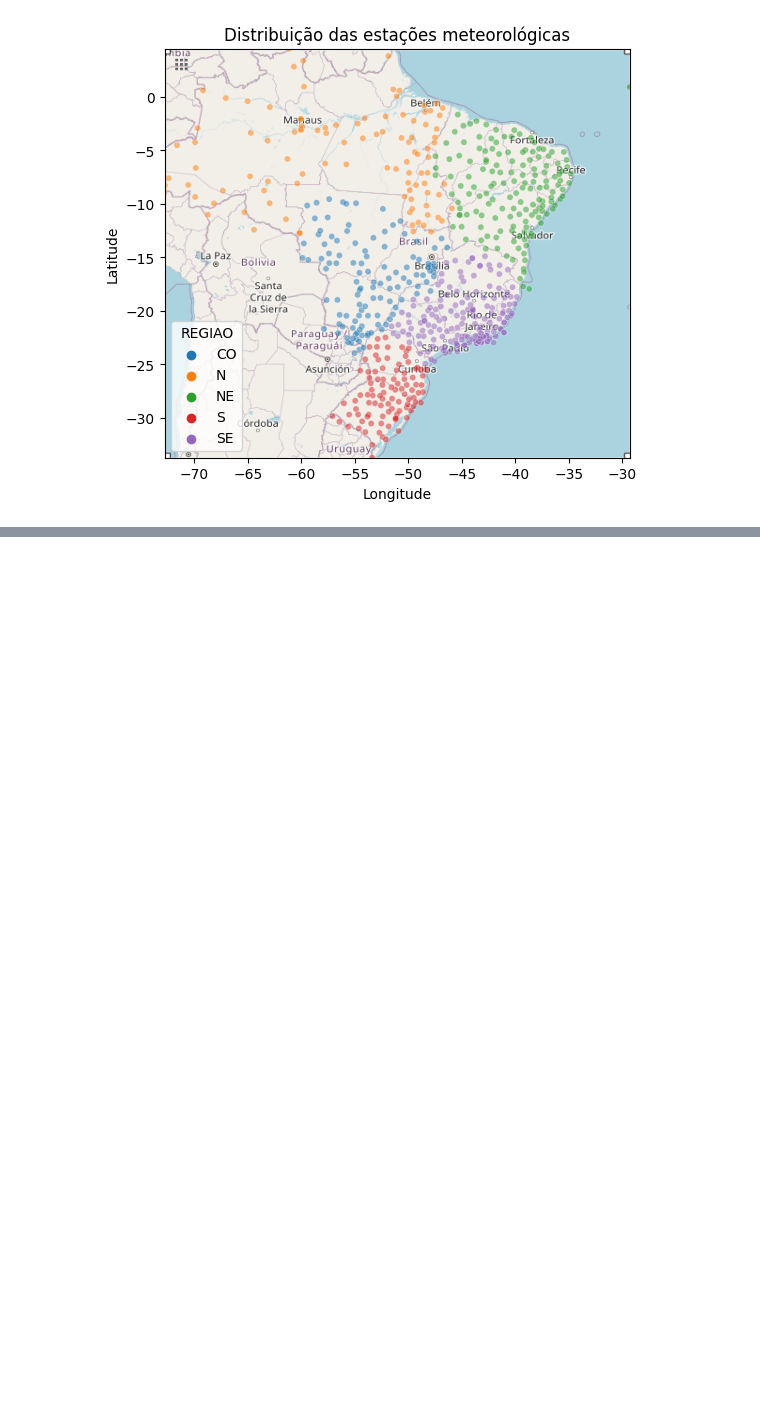
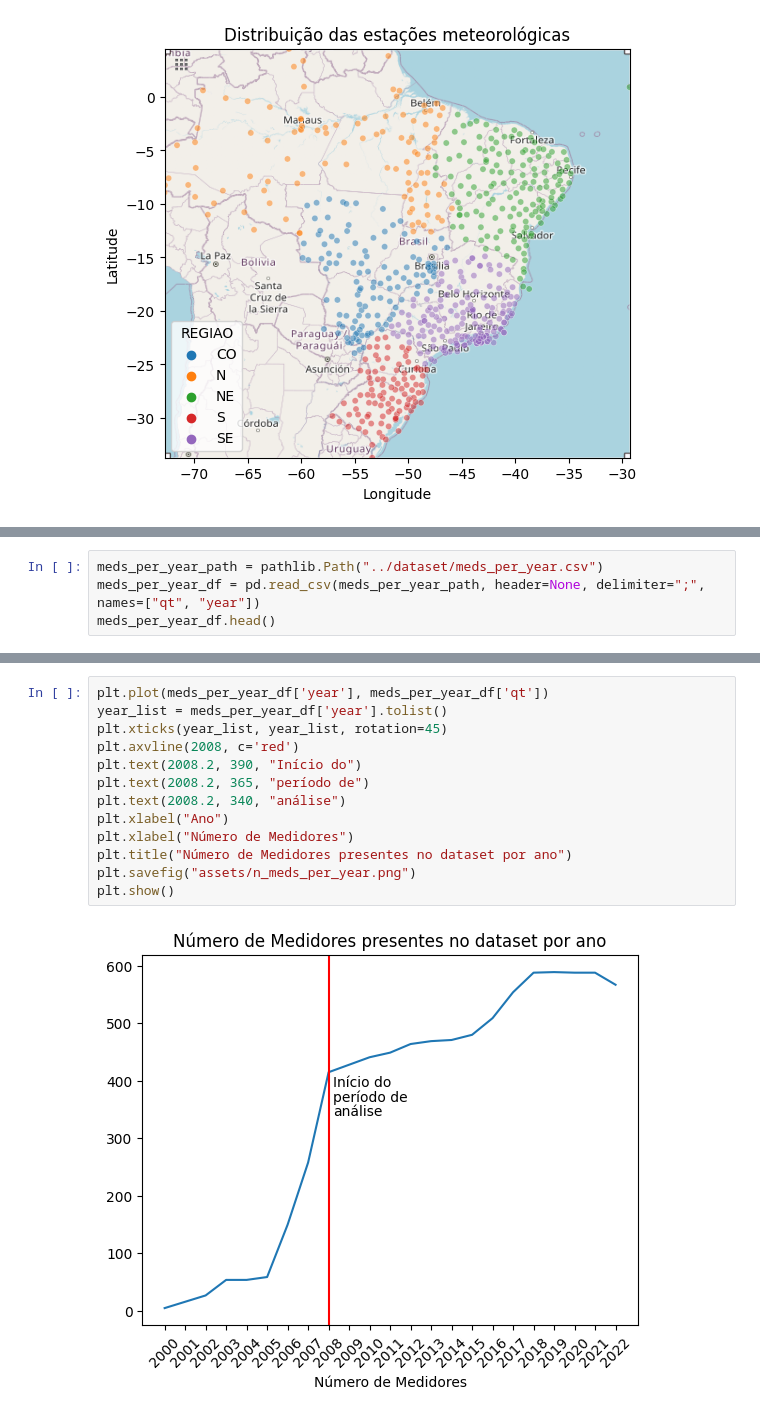
Before and after one commit to davilbs/TP_MDA, a Jupyter notebook: notebooks/0-dsc-stations-viz.ipynb, the cells around one changed output, grey strips where cells are left out. Cells and saved outputs as stored; diff of their text form; blank space fills up the shorter version.

```diff
--- a/notebooks/0-dsc-stations-viz.ipynb
+++ b/notebooks/0-dsc-stations-viz.ipynb
@@ -164,0 +167,4 @@ plt.show()
+# %%
+meds_per_year_path = pathlib.Path("../dataset/meds_per_year.csv")
+meds_per_year_df = pd.read_csv(meds_per_year_path, header=None, delimiter=";", names=["qt", "year"])
+meds_per_year_df.head()
@@ -164,0 +178,15 @@ plt.show()
+# %%
+plt.plot(meds_per_year_df['year'], meds_per_year_df['qt'])
+year_list = meds_per_year_df['year'].tolist()
+plt.xticks(year_list, year_list, rotation=45)
+plt.axvline(2008, c='red')
+plt.text(2008.2, 390, "Início do")
+plt.text(2008.2, 365, "período de")
+plt.text(2008.2, 340, "análise")
+plt.xlabel("Ano")
+plt.xlabel("Número de Medidores")
+plt.title("Número de Medidores presentes no dataset por ano")
+plt.savefig("assets/n_meds_per_year.png")
+plt.show()
+# %% [output]
+[figure, added]
```
Also changed, not shown: parts of 3 cells of this notebook, 1 other file.
